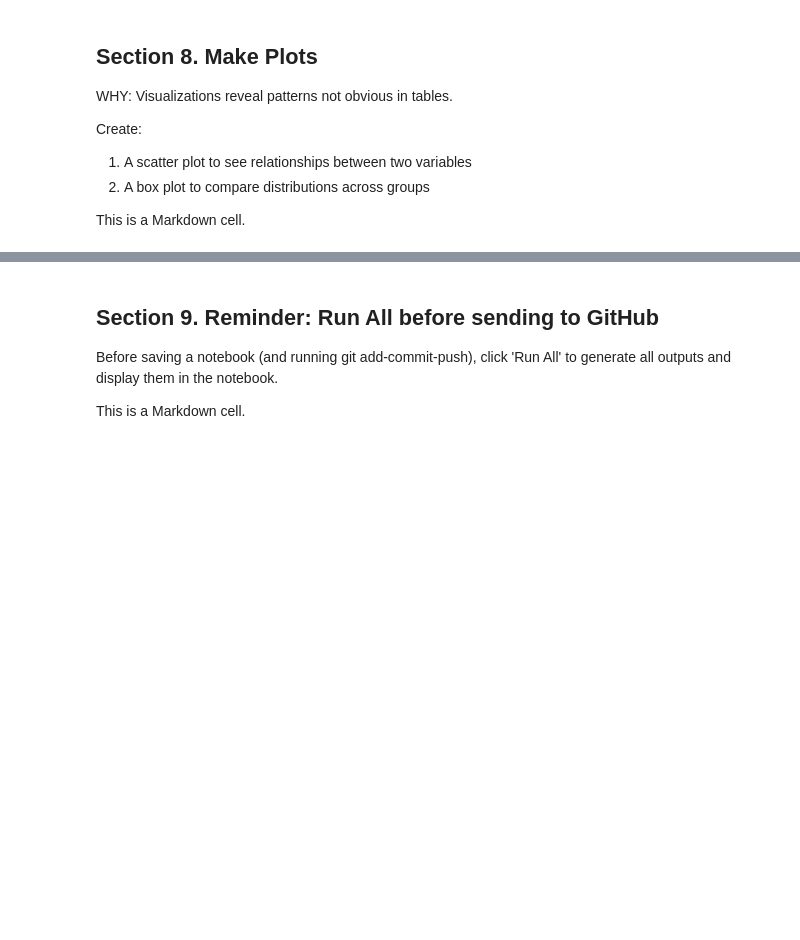
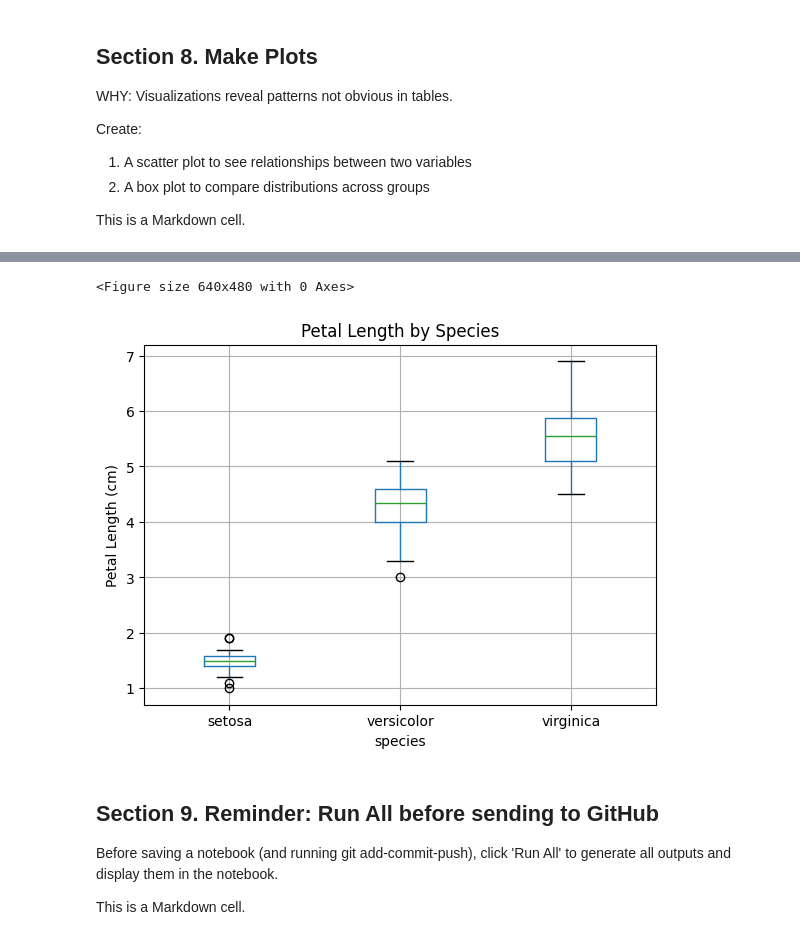
Before and after one commit to hopeconover/datafun-04-notebooks, a Jupyter notebook: notebooks/eda_conover.ipynb, the cells around one changed output, grey strips where cells are left out. Saved outputs shown, nothing was run; the diff lists cells and outputs as text; code cells hidden in the pictures; blank space fills up the shorter version.

```diff
--- a/notebooks/eda_conover.ipynb
+++ b/notebooks/eda_conover.ipynb
@@ -351,3 +344,17 @@ Text(0.5, 1.0, 'Chart 1. Penguin Flipper Length vs. Body Mass (by Species)')
+# %%
+# Section 8 Python cell - use "Run All" so prior cells are executed first.
+
+# Create a boxplot of iris petal length vs. species
+
+plt.figure()
+iris_clean.boxplot(column="petal_length", by="species")
+plt.title("Petal Length by Species")
+plt.suptitle("")  # removes automatic subtitle
+plt.ylabel("Petal Length (cm)")
+plt.show()
+# %% [output]
+<Figure size 640x480 with 0 Axes>
+[figure, added]
 # %% [markdown]
 ## Section 9. Reminder: Run All before sending to GitHub
 
```
Also changed, not shown: parts of 15 cells of this notebook.
